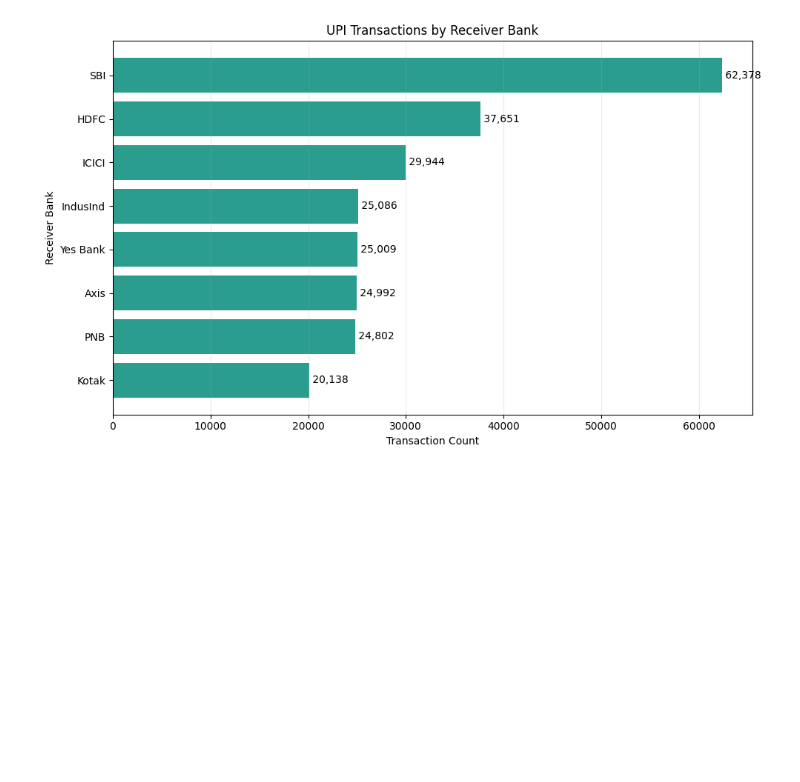
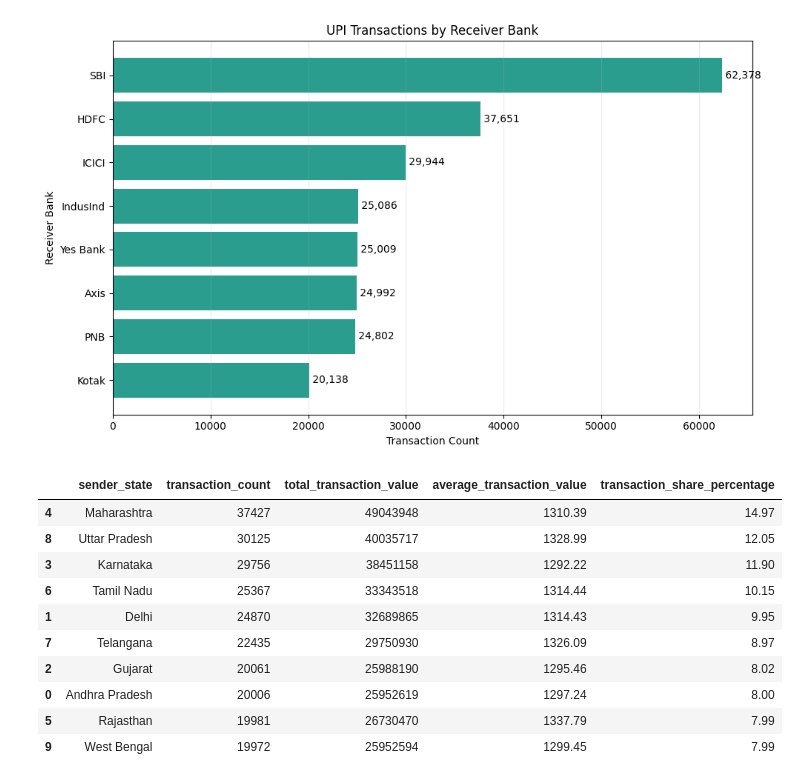
Before and after one commit to KaviyaVelmurugan/upi-transaction-intelligence-platform, a Jupyter notebook: notebooks/02_eda.ipynb, the cells around one changed output. Cells and saved outputs as stored; diff of their text form; code cells hidden in the pictures; blank space fills up the shorter version.

```diff
--- a/notebooks/02_eda.ipynb
+++ b/notebooks/02_eda.ipynb
@@ -592,0 +599,41 @@ plt.show()
+# %%
+## Create the state summary
+sender_state_summary = (
+    df.groupby("sender_state")
+    .agg(
+        transaction_count=("transaction_id", "count"),
+        total_transaction_value=("amount_inr", "sum"),
+        average_transaction_value=("amount_inr", "mean")
+    )
+    .reset_index()
+)
+
+sender_state_summary["transaction_share_percentage"] = (
+    sender_state_summary["transaction_count"]
+    .div(sender_state_summary["transaction_count"].sum())
+    .mul(100)
+    .round(2)
+)
+
+sender_state_summary["average_transaction_value"] = (
+    sender_state_summary["average_transaction_value"].round(2)
+)
+
+sender_state_summary = sender_state_summary.sort_values(
+    "transaction_count",
+    ascending=False
+)
+
+sender_state_summary
+# %% [output]
+|  | sender_state | transaction_count | total_transaction_value | average_transaction_value | transaction_share_percentage |
+| 4 | Maharashtra | 37427 | 49043948 | 1310.39 | 14.97 |
+| 8 | Uttar Pradesh | 30125 | 40035717 | 1328.99 | 12.05 |
+| 3 | Karnataka | 29756 | 38451158 | 1292.22 | 11.90 |
+| 6 | Tamil Nadu | 25367 | 33343518 | 1314.44 | 10.15 |
+| 1 | Delhi | 24870 | 32689865 | 1314.43 | 9.95 |
+| 7 | Telangana | 22435 | 29750930 | 1326.09 | 8.97 |
+| 2 | Gujarat | 20061 | 25988190 | 1295.46 | 8.02 |
+| 0 | Andhra Pradesh | 20006 | 25952619 | 1297.24 | 8.00 |
+| 5 | Rajasthan | 19981 | 26730470 | 1337.79 | 7.99 |
+| 9 | West Bengal | 19972 | 25952594 | 1299.45 | 7.99 |
```
Also changed, not shown: parts of 2 cells of this notebook, 1 other file.
